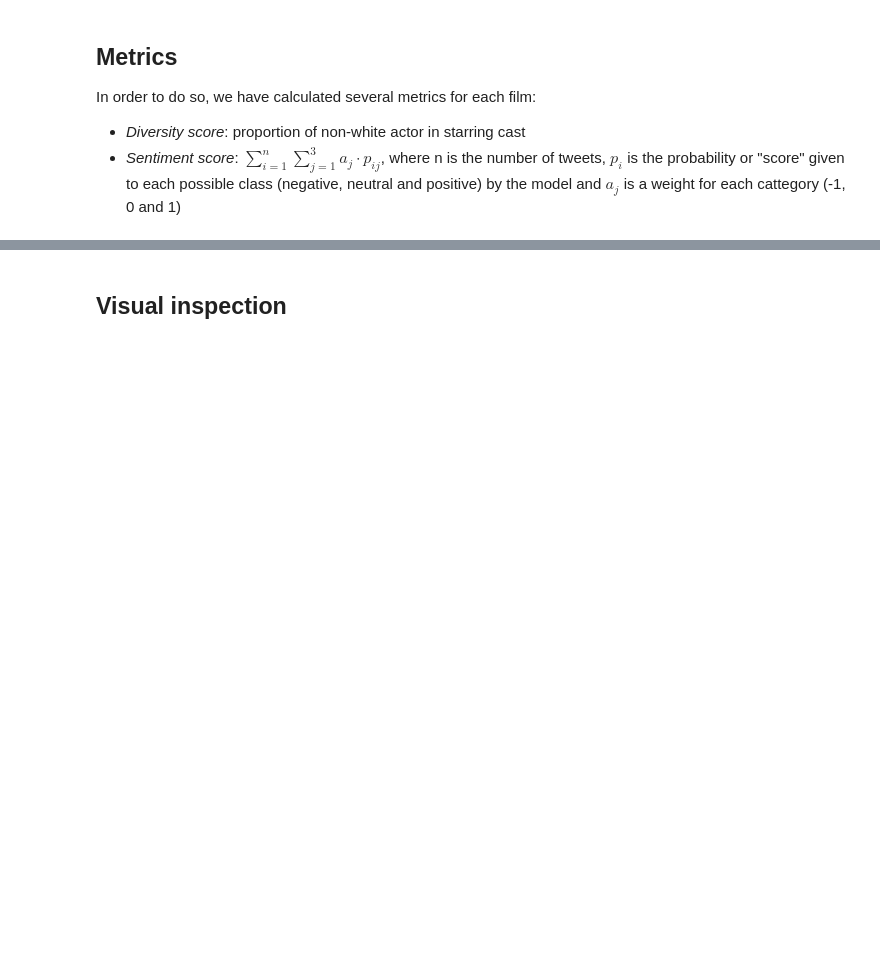
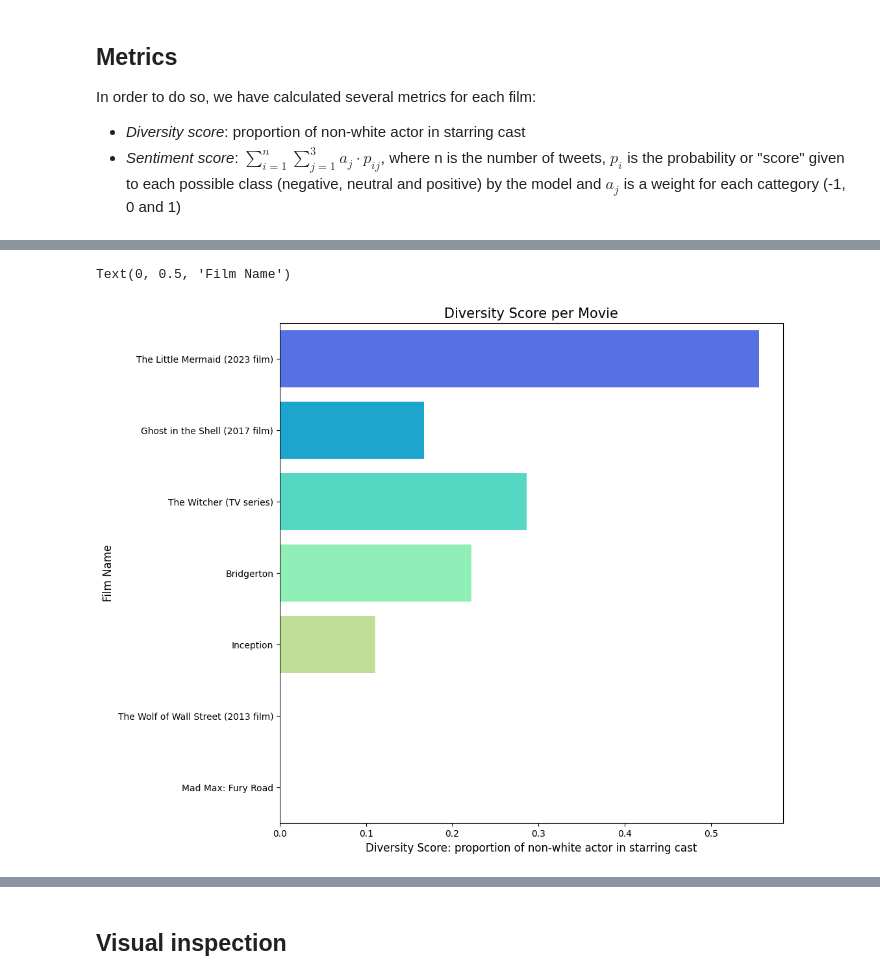
Before and after one commit to KamilKojs/DITW_project, a Jupyter notebook: src/correlation_analysis.ipynb, the cells around one changed output, grey strips where cells are left out. Saved outputs shown, nothing was run; the diff lists cells and outputs as text; code cells hidden in the pictures; blank space fills up the shorter version.

Commit message:
Add files via upload
Added 2 new graphs, for diversity score and comparison of amount of non white and white actors

```diff
--- a/src/correlation_analysis.ipynb
+++ b/src/correlation_analysis.ipynb
@@ -19,12 +21,12 @@ In order to do so, we have calculated several metrics for each film:
 * _Sentiment score_: $ \sum_{i=1}^{n}\sum_{j=1}^{3}a_j \cdot p_{ij} $, where n is the number of tweets, $p_i$ is the probability or "score" given to each possible class (negative, neutral and positive) by the model and $a_{j}$ is a weight for each cattegory (-1, 0 and 1)
 # %%
 # Put your absolute pat to the project here
-project_path = '/home/jorge/Insync/jorgitoje@gmail.com/OneDrive/Documentos/JORGE/EDUCATION/MASTER_DATASCIENCE/Semester1/DataintheWild/GroupProject/DITW_project'
+project_path = '/media/nior/e29444da-b389-49ca-8650-307f72cc153a/NIOR/niorProject/DITW_project-master'
 
-data = pd.read_csv(os.path.join(project_path, 'data/movies_with_scores.csv'), sep=";",
+df = pd.read_csv(os.path.join(project_path, 'data/movies_with_scores.csv'), sep=";",
                     encoding='latin-1')
 
-data
+df
 # %% [output]
 |  | id | film_name | n_nonwhite | n_actors | diversity_score | perc_negative | perc_neutral | perc_positive | ... |
 | 0 | 1 | The Little Mermaid (2023 film) | 5 | 9 | 0.556 | 3.39 | 46.67 | 49.94 | ... |
@@ -34,3 +36,13 @@ data
 | 4 | 5 | Inception | 1 | 9 | 0.111 | 14.40 | 37.16 | 48.44 | ... |
 | 5 | 6 | The Wolf of Wall Street (2013 film) | 0 | 9 | 0.000 | 14.90 | 30.10 | 55.00 | ... |
 | 6 | 7 | Mad Max: Fury Road | 0 | 9 | 0.000 | 7.04 | 46.03 | 46.93 | ... |
+# %%
+plt.figure(figsize = (10,10))
+
+fig = sns.barplot(y='film_name', x='diversity_score', data = df, palette='rainbow')
+plt.title("Diversity Score per Movie", fontsize=15)
+plt.xlabel('Diversity Score: proportion of non-white actor in starring cast', fontsize=12)
+plt.ylabel('Film Name', fontsize=12)
+# %% [output]
+Text(0, 0.5, 'Film Name')
+[figure, added]
```
Also changed, not shown: parts of 6 cells of this notebook.
